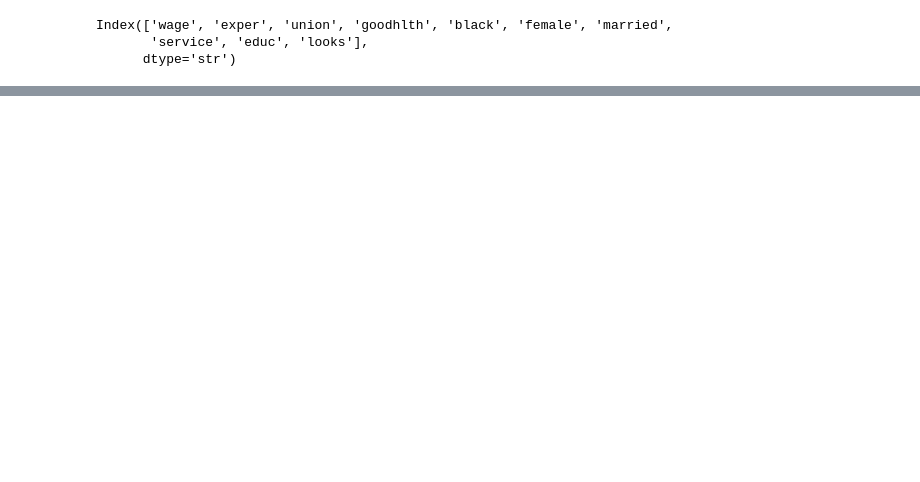
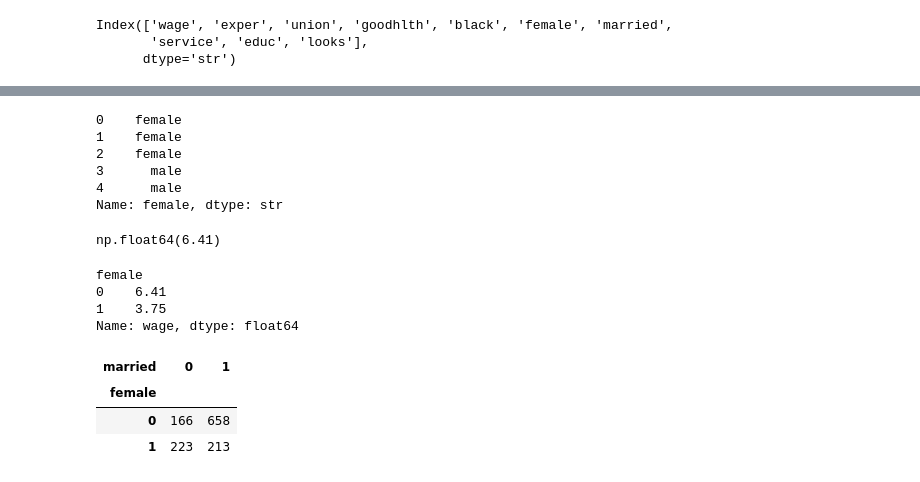
Before and after one commit to iamrubayet/yury-kashnitsky-s-ml-playbook, a Jupyter notebook: lecture1.ipynb, the cells around one changed output, grey strips where cells are left out. Cells and saved outputs as stored; diff of their text form; code cells hidden in the pictures; blank space fills up the shorter version.

```diff
--- a/lecture1.ipynb
+++ b/lecture1.ipynb
@@ -56,0 +139,9 @@ Index(['wage', 'exper', 'union', 'goodhlth', 'black', 'female', 'married',
+# %%
+df['female'].map({0:'male',1:'female'}).head()
+# %% [output]
+0    female
+1    female
+2    female
+3      male
+4      male
+Name: female, dtype: str
@@ -56,0 +150,11 @@ Index(['wage', 'exper', 'union', 'goodhlth', 'black', 'female', 'married',
+# %%
+df.loc[df['female']== 0 , 'wage' ].median()
+# %% [output]
+np.float64(6.41)
+# %%
+df.groupby('female')['wage'].median()
+# %% [output]
+female
+0    6.41
+1    3.75
+Name: wage, dtype: float64
@@ -56,0 +163,7 @@ Index(['wage', 'exper', 'union', 'goodhlth', 'black', 'female', 'married',
+# %%
+pd.crosstab(df['female'],df['married'])
+# %% [output]
+| married | 0 | 1 |
+| female |  |  |
+| 0 | 166 | 658 |
+| 1 | 223 | 213 |
```
Also changed, not shown: parts of 18 cells of this notebook.
